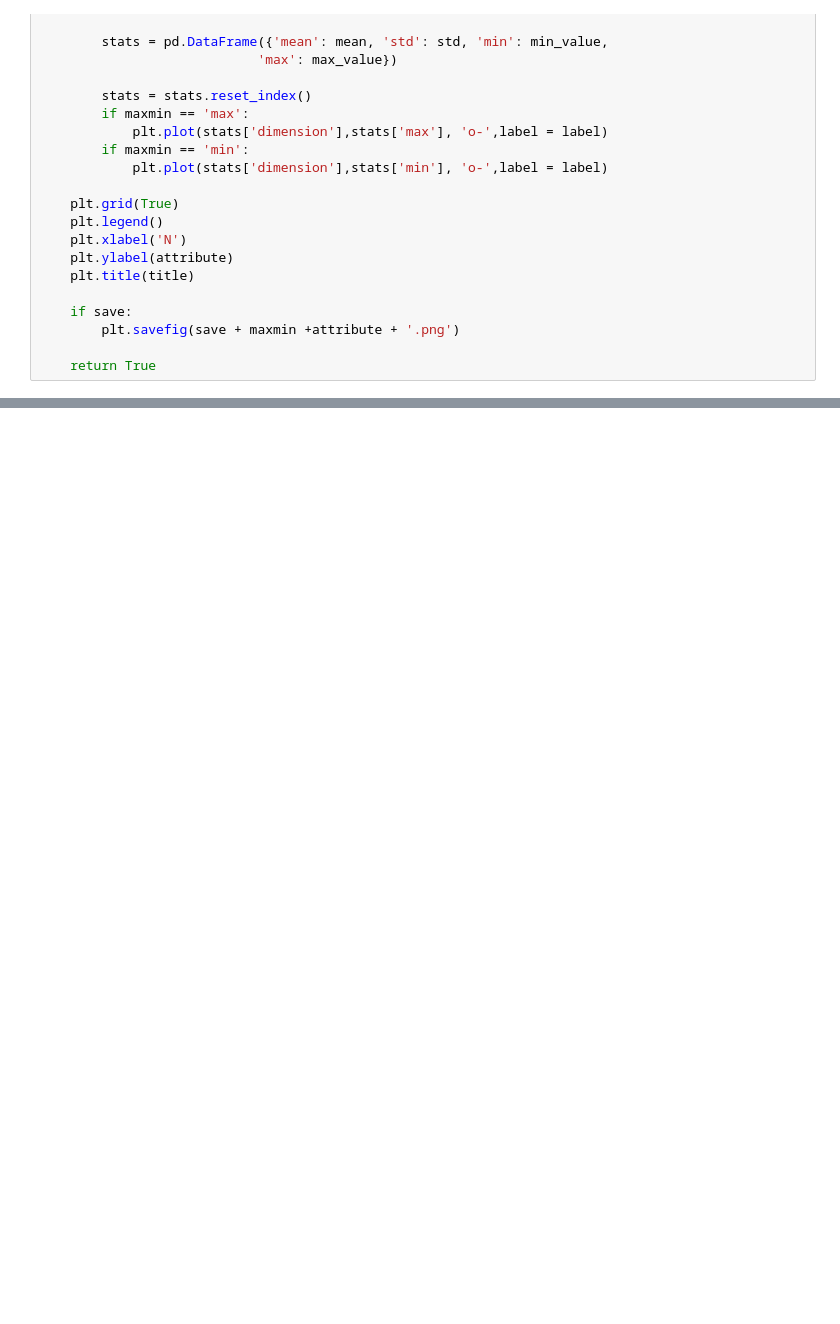
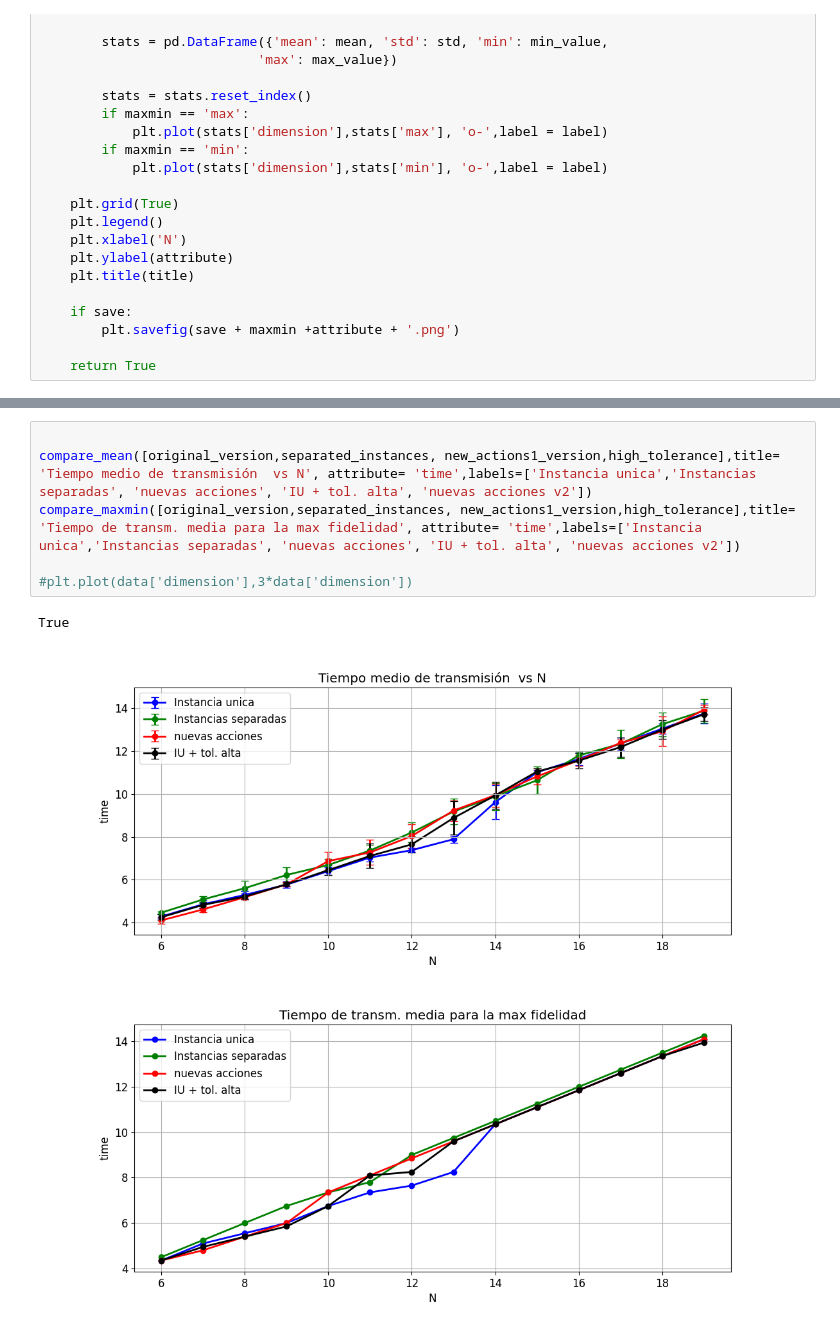
Before and after one commit to sofips/dynamic_ga, a Jupyter notebook: test.ipynb, the cells around one changed output, grey strips where cells are left out. Drawn from its saved outputs; the diff is of its cells as text; blank space fills up the shorter version.

```diff
--- a/test.ipynb
+++ b/test.ipynb
@@ -135,3 +189,13 @@ True
+# %%
+
+compare_mean([original_version,separated_instances, new_actions1_version,high_tolerance],title= 'Tiempo medio de transmisión  vs N', attribute= 'time',labels=['Instancia unica','Instancias separadas', 'nuevas acciones', 'IU + tol. alta', 'nuevas acciones v2'])
+compare_maxmin([original_version,separated_instances, new_actions1_version,high_tolerance],title= 'Tiempo de transm. media para la max fidelidad', attribute= 'time',labels=['Instancia unica','Instancias separadas', 'nuevas acciones', 'IU + tol. alta', 'nuevas acciones v2'])
+
+#plt.plot(data['dimension'],3*data['dimension'])
+# %% [output]
+True
+[figure, added]
+[figure, added]
 # %%
 
 compare_mean([original_version,separated_instances],title= 'Tiempo de CPU', attribute= 'cpu_time',labels=['Instancia unica','Instancias separadas'])
```
Also changed, not shown: parts of 6 cells of this notebook, 1 other file.
